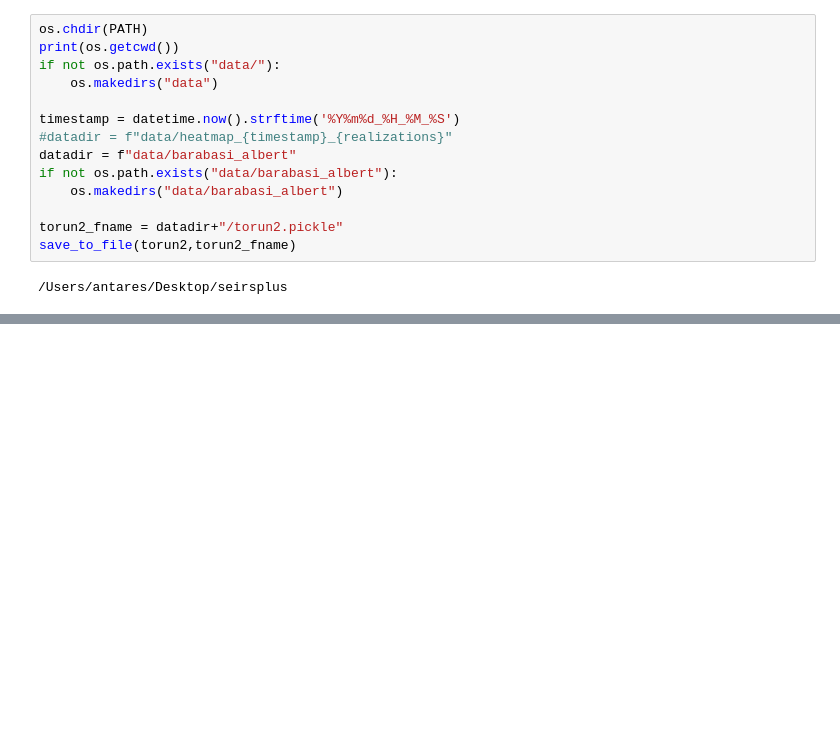
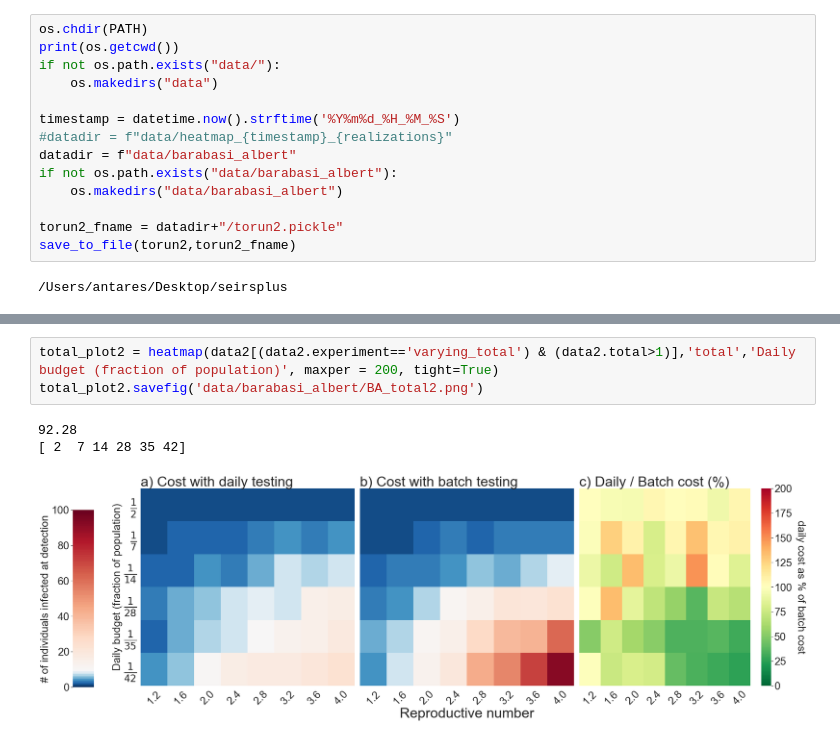
Before and after one commit to haixiaowang/seirsplus, a Jupyter notebook: Barabasi_Albert.ipynb, the cells around one changed output, grey strips where cells are left out. Saved outputs shown, nothing was run; the diff lists cells and outputs as text; blank space fills up the shorter version.

```diff
--- a/Barabasi_Albert.ipynb
+++ b/Barabasi_Albert.ipynb
@@ -604,0 +660,7 @@ os.chdir(PATH)
+# %%
+total_plot2 = heatmap(data2[(data2.experiment=='varying_total') & (data2.total>1)],'total','Daily budget (fraction of population)', maxper = 200, tight=True)
+total_plot2.savefig('data/barabasi_albert/BA_total2.png')
+# %% [output]
+92.28
+[ 2  7 14 28 35 42]
+[figure, added]
```
Also changed, not shown: parts of 17 cells of this notebook, 31 other files.
